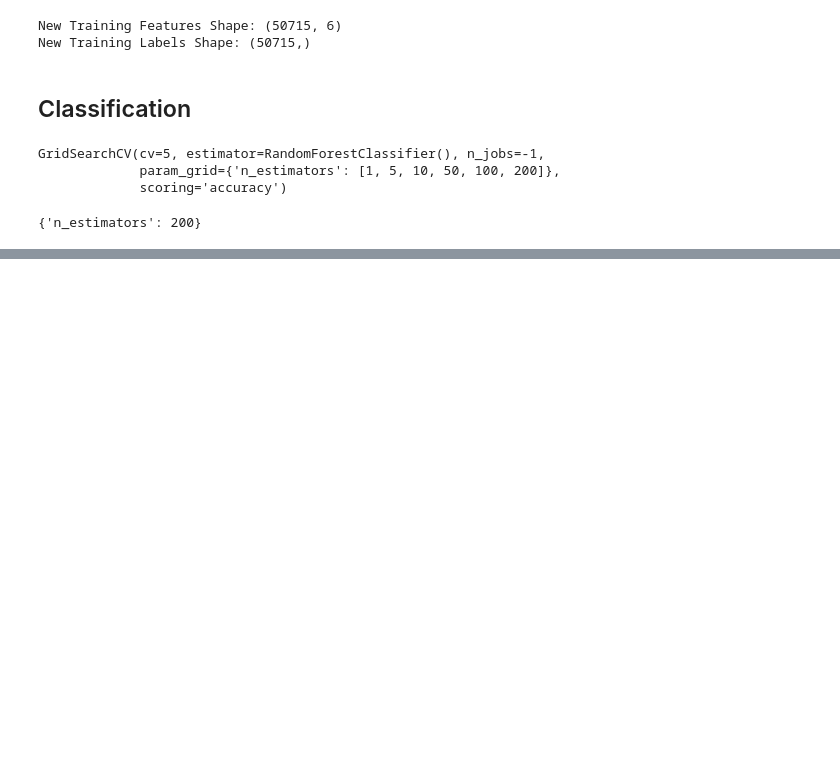
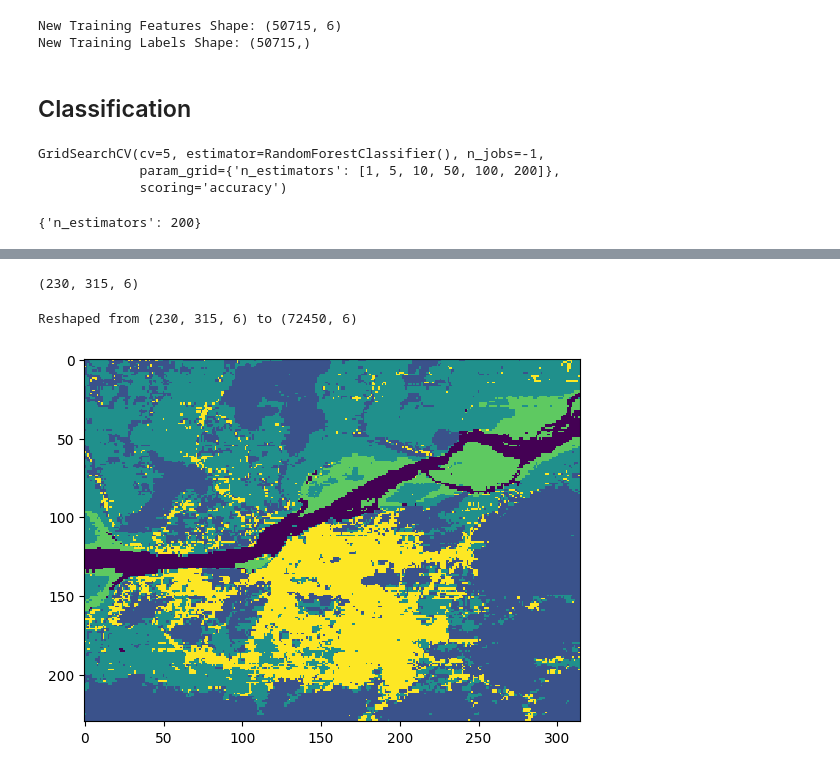
Before and after one commit to RituAnilkumar/EarthEngine, a Jupyter notebook: GEE_tutorial_randomforest.ipynb, the cells around one changed output, grey strips where cells are left out. Cells and saved outputs as stored; diff of their text form; code cells hidden in the pictures; blank space fills up the shorter version.

```diff
--- a/GEE_tutorial_randomforest.ipynb
+++ b/GEE_tutorial_randomforest.ipynb
@@ -336,0 +337,24 @@ df[['param_n_estimators','mean_test_score','std_test_score']]
+# %%
+premon_np.shape
+# %% [output]
+(230, 315, 6)
+# %%
+# Take our full image, ignore the Fmask band, and reshape into long 2d array (nrow * ncol, nband) for classification
+new_shape = (premon_np.shape[0] * premon_np.shape[1], premon_np.shape[2])
+
+img_as_array = premon_np.reshape(new_shape)
+print('Reshaped from {o} to {n}'.format(o=premon_np.shape,
+                                        n=img_as_array.shape))
+# %% [output]
+Reshaped from (230, 315, 6) to (72450, 6)
+# %%
+# Now predict for each pixel
+class_prediction = gd_sr.predict(img_as_array)
+
+# Reshape our classification map
+class_prediction = class_prediction.reshape(premon_np[:, :, 0].shape)
+# %%
+plt.imshow(class_prediction, cmap=plt.cm.viridis, interpolation='none')
+plt.show()
+# %% [output]
+[figure, added]
```
Also changed, not shown: parts of 4 cells of this notebook.
